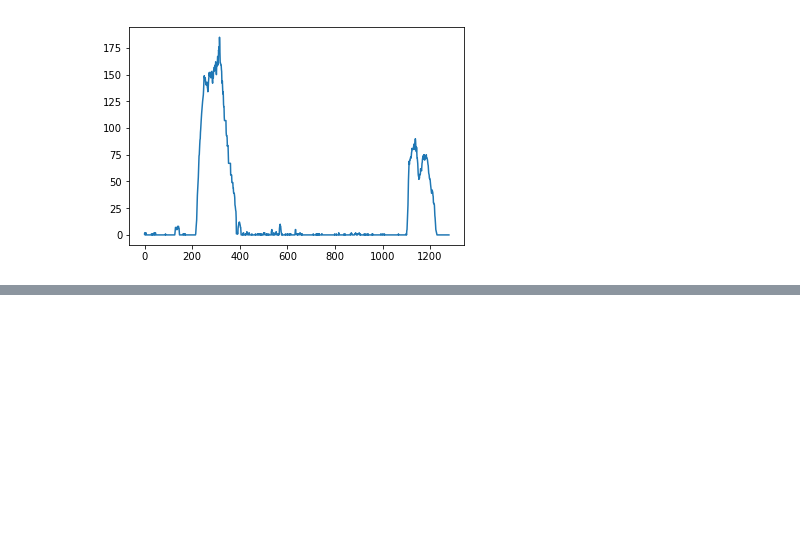
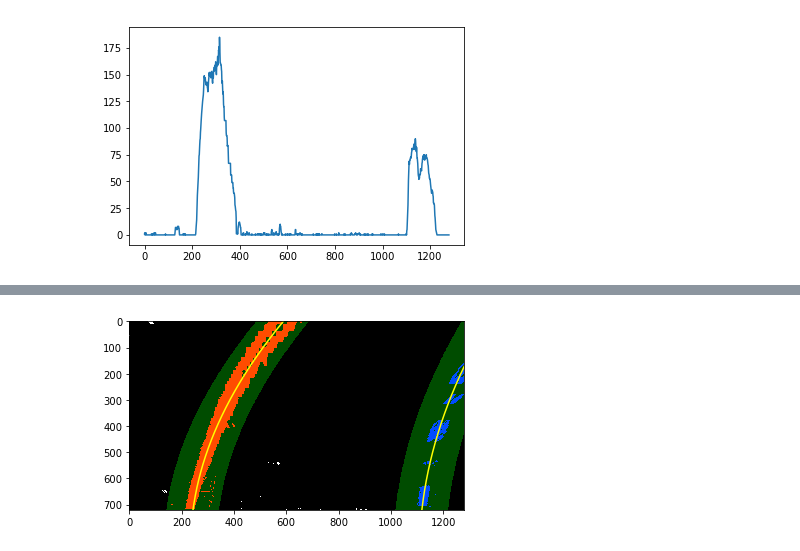
Before and after one commit to GuiBo79/CarND-Advanced-Lane-Lines, a Jupyter notebook: adv_lanes.ipynb, the cells around one changed output, grey strips where cells are left out. Cells and saved outputs as stored; diff of their text form; code cells hidden in the pictures; blank space fills up the shorter version.

```diff
--- a/adv_lanes.ipynb
+++ b/adv_lanes.ipynb
@@ -166,5 +174,5 @@ mtx, dist = calibrate_camera("camera_cal/*.jpg", show=False, save=False)
 # %%
-def find_lanes(binary_warped):
+def find_lanes(binary_warped, show = False):
 
     # Take a histogram of the bottom half of the image
     histogram = np.sum(binary_warped[binary_warped.shape[0]//2:,:], axis=0)
@@ -240,10 +248,20 @@ def find_lanes(binary_warped):
     left_fitx = left_fit[0]*ploty**2 + left_fit[1]*ploty + left_fit[2]
     right_fitx = right_fit[0]*ploty**2 + right_fit[1]*ploty + right_fit[2]
 
-    out_img[nonzeroy[left_lane_inds], nonzerox[left_lane_inds]] = [255, 0, 0]
-    out_img[nonzeroy[right_lane_inds], nonzerox[right_lane_inds]] = [0, 0, 255]
-    plt.imshow(out_img)
-    plt.plot(left_fitx, ploty, color='yellow')
-    plt.plot(right_fitx, ploty, color='yellow')
-    plt.xlim(0, 1280)
-    plt.ylim(720, 0)
+
+
+    #Show Output
+    if show == True:
+        out_img[nonzeroy[left_lane_inds], nonzerox[left_lane_inds]] = [255, 0, 0]
+        out_img[nonzeroy[right_lane_inds], nonzerox[right_lane_inds]] = [0, 0, 255]
+        plt.imshow(out_img)
+        plt.plot(left_fitx, ploty, color='yellow')
+        plt.plot(right_fitx, ploty, color='yellow')
+        plt.xlim(0, 1280)
+        plt.ylim(720, 0)
+
+
+    mid_pos = (leftx_base + rightx_base)/2
+
+
+    return binary_warped, left_fit, right_fit, mid_pos
@@ -274,13 +374,15 @@ def color_gradient (img):
 
     combined_binary = (sobel_binary | s_binary)
 
-    return combined_binary
+    return img,combined_binary
 # %%
 img = cv2.imread('test_images/test3.jpg')
 
-result = color_gradient(img)
+undistorced = undist(img, mtx, dist)
 
-result = bird_view(result)
+_,result = color_gradient(img)
+
+result, Minv  = bird_view(result)
 
 show_2_images(img, "Original", result, "Result",cmap_value="gray",convert_1=True, convert_2=False)
 # %% [output]
@@ -297,0 +396,2 @@ find_lanes(result)
+# %%
+out, left_fit, right_fit,mid_pos=find_lanes(result,show=True)
@@ -297,0 +400,4 @@ find_lanes(result)
+# %%
+binary_warped, left_fitx, right_fitx, ploty,_,_,pix_meters = find_next_lane(out, left_fit, right_fit,mid_pos,show=True)
+# %% [output]
+[figure, added]
```
Also changed, not shown: parts of 13 cells of this notebook, 3 other files.
